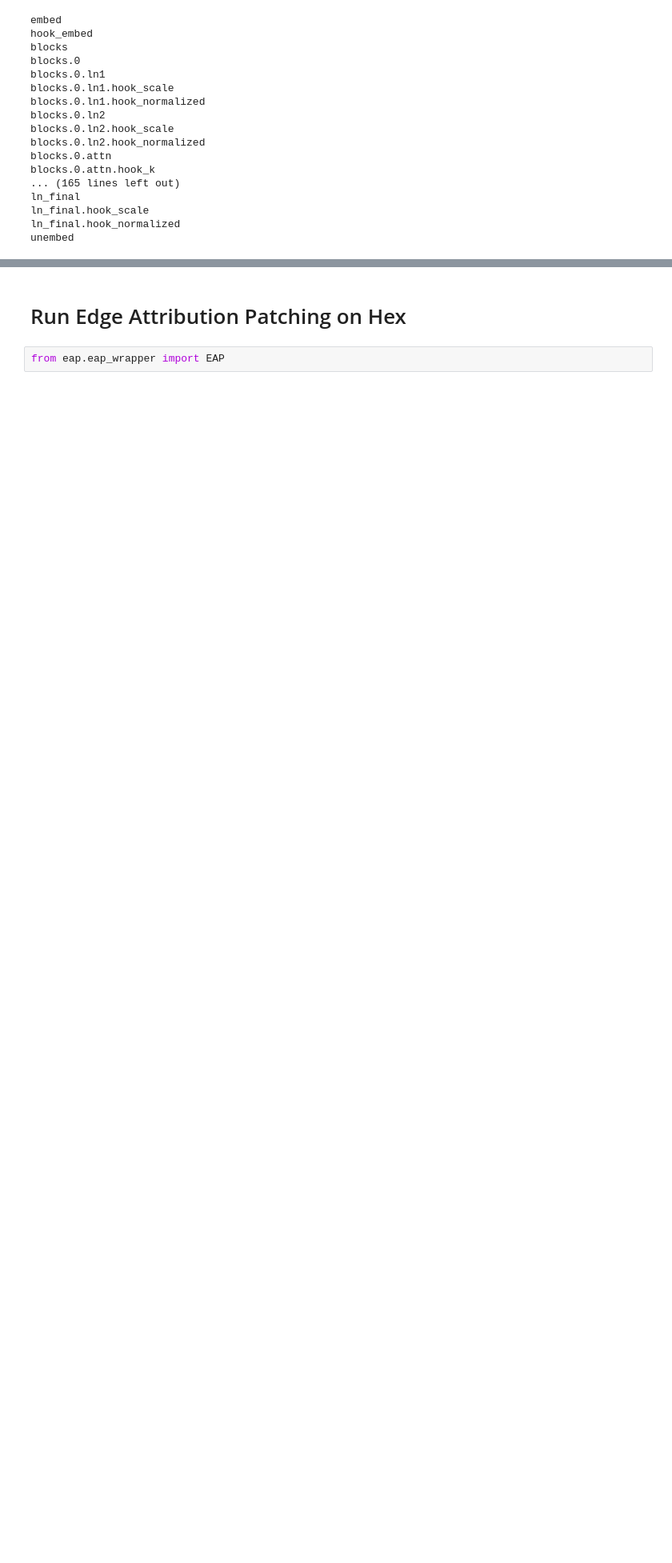
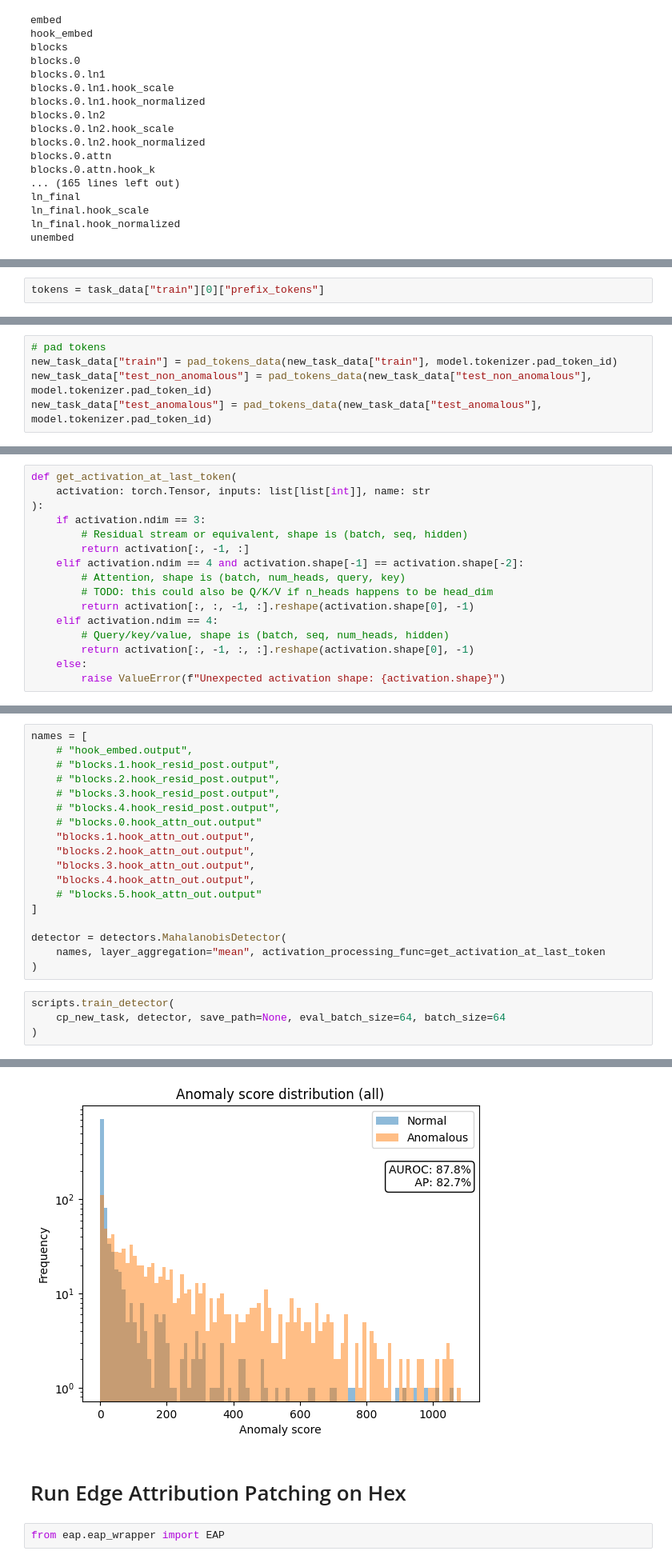
Before and after one commit to oliveradk/elk-experiments, a Jupyter notebook: notebooks/pythia-70m-hex.ipynb, the cells around one changed output, grey strips where cells are left out. Shown at 80% size. Drawn from its saved outputs; the diff is of its cells as text; blank space fills up the shorter version.

```diff
--- a/notebooks/pythia-70m-hex.ipynb
+++ b/notebooks/pythia-70m-hex.ipynb
@@ -248,0 +268,2 @@ To disable this warning, you can either:
+# %%
+tokens = task_data["train"][0]["prefix_tokens"]
@@ -248,0 +400,5 @@ To disable this warning, you can either:
+# %%
+# pad tokens
+new_task_data["train"] = pad_tokens_data(new_task_data["train"], model.tokenizer.pad_token_id)
+new_task_data["test_non_anomalous"] = pad_tokens_data(new_task_data["test_non_anomalous"], model.tokenizer.pad_token_id)
+new_task_data["test_anomalous"] = pad_tokens_data(new_task_data["test_anomalous"], model.tokenizer.pad_token_id)
@@ -248,0 +440,16 @@ To disable this warning, you can either:
+# %%
+def get_activation_at_last_token(
+    activation: torch.Tensor, inputs: list[list[int]], name: str
+):
+    if activation.ndim == 3:
+        # Residual stream or equivalent, shape is (batch, seq, hidden)
+        return activation[:, -1, :]
+    elif activation.ndim == 4 and activation.shape[-1] == activation.shape[-2]:
+        # Attention, shape is (batch, num_heads, query, key)
+        # TODO: this could also be Q/K/V if n_heads happens to be head_dim
+        return activation[:, :, -1, :].reshape(activation.shape[0], -1)
+    elif activation.ndim == 4:
+        # Query/key/value, shape is (batch, seq, num_heads, hidden)
+        return activation[:, -1, :, :].reshape(activation.shape[0], -1)
+    else:
+        raise ValueError(f"Unexpected activation shape: {activation.shape}")
@@ -248,0 +477,23 @@ To disable this warning, you can either:
+# %%
+names = [
+    # "hook_embed.output",
+    # "blocks.1.hook_resid_post.output",
+    # "blocks.2.hook_resid_post.output",
+    # "blocks.3.hook_resid_post.output",
+    # "blocks.4.hook_resid_post.output",
+    # "blocks.0.hook_attn_out.output"
+    "blocks.1.hook_attn_out.output",
+    "blocks.2.hook_attn_out.output",
+    "blocks.3.hook_attn_out.output",
+    "blocks.4.hook_attn_out.output",
+    # "blocks.5.hook_attn_out.output"
+]
+
+detector = detectors.MahalanobisDetector(
+    names, layer_aggregation="mean", activation_processing_func=get_activation_at_last_token
+)
+# %%
+scripts.train_detector(
+    cp_new_task, detector, save_path=None, eval_batch_size=64, batch_size=64
+)
+# %% [output]
@@ -249,3 +506,4 @@ To disable this warning, you can either:
+[figure, added]
 # %% [markdown]
 # Run Edge Attribution Patching on Hex
 # %%
```
Also changed, not shown: parts of 38 cells of this notebook.
